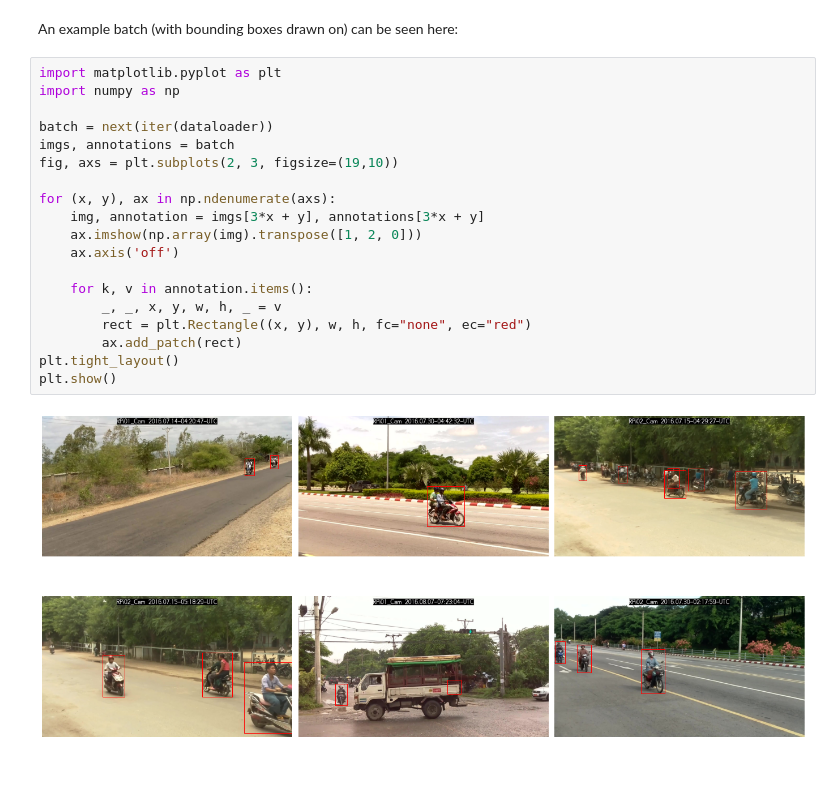
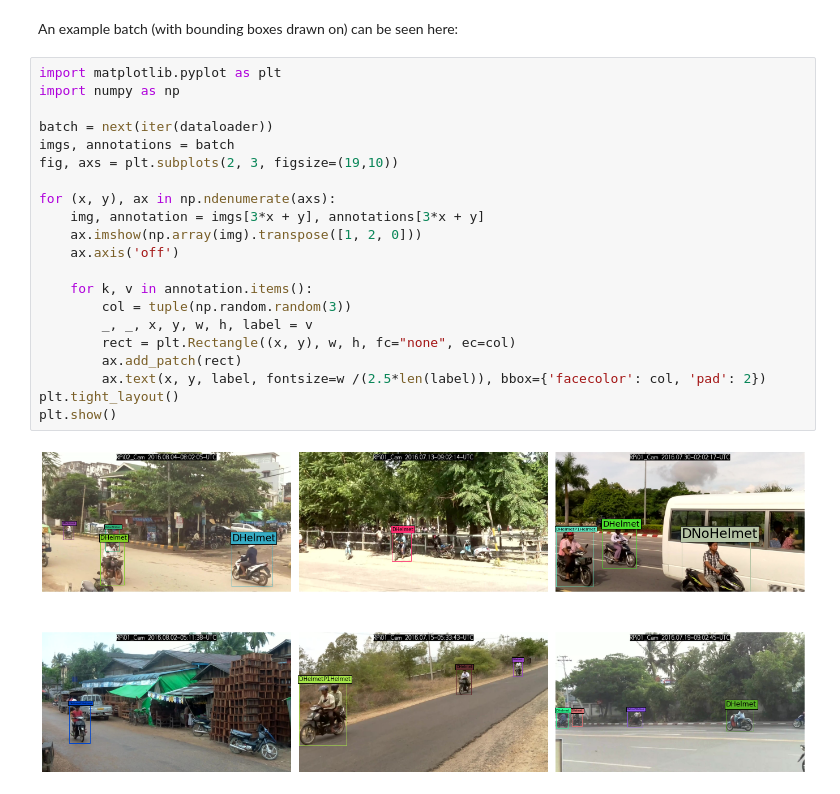
Before and after one commit to AntonJorg/02456-yolo, a Jupyter notebook: dataloader_example.ipynb, the cells around one changed output. Drawn from its saved outputs; the diff is of its cells as text.

Commit message:
dataloader_example now plots class names

```diff
--- a/dataloader_example.ipynb
+++ b/dataloader_example.ipynb
@@ -24,21 +24,23 @@ An example batch (with bounding boxes drawn on) can be seen here:
 # %%
 import matplotlib.pyplot as plt
 import numpy as np
 
 batch = next(iter(dataloader))
 imgs, annotations = batch
 fig, axs = plt.subplots(2, 3, figsize=(19,10))
 
 for (x, y), ax in np.ndenumerate(axs):
     img, annotation = imgs[3*x + y], annotations[3*x + y]
     ax.imshow(np.array(img).transpose([1, 2, 0]))
     ax.axis('off')
 
     for k, v in annotation.items():
-        _, _, x, y, w, h, _ = v
-        rect = plt.Rectangle((x, y), w, h, fc="none", ec="red")
+        col = tuple(np.random.random(3))
+        _, _, x, y, w, h, label = v
+        rect = plt.Rectangle((x, y), w, h, fc="none", ec=col)
         ax.add_patch(rect)
+        ax.text(x, y, label, fontsize=w /(2.5*len(label)), bbox={'facecolor': col, 'pad': 2})
 plt.tight_layout()
 plt.show()
 # %% [output]
-[figure, old version]
+[figure, new version]
```
Also changed, not shown: parts of 1 cell of this notebook.
